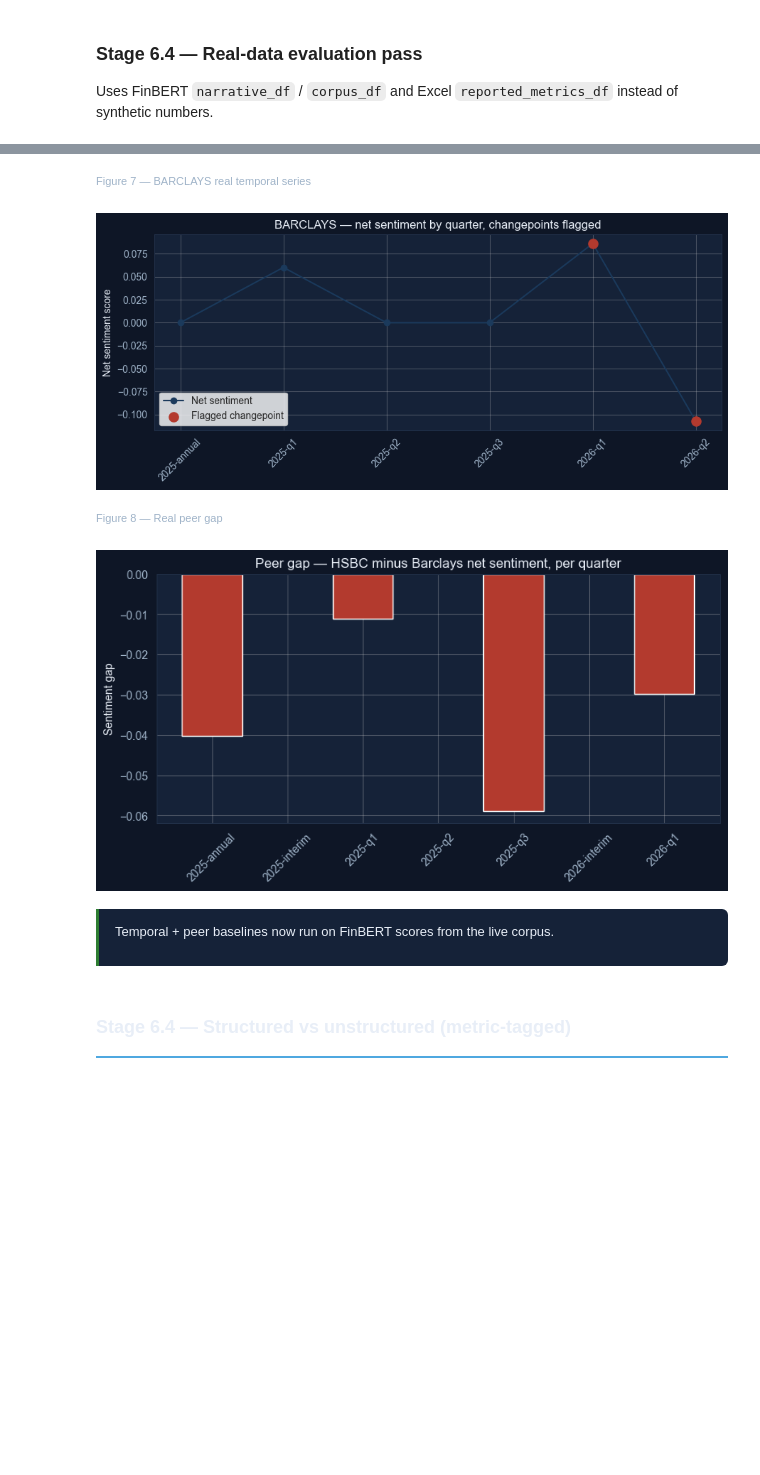
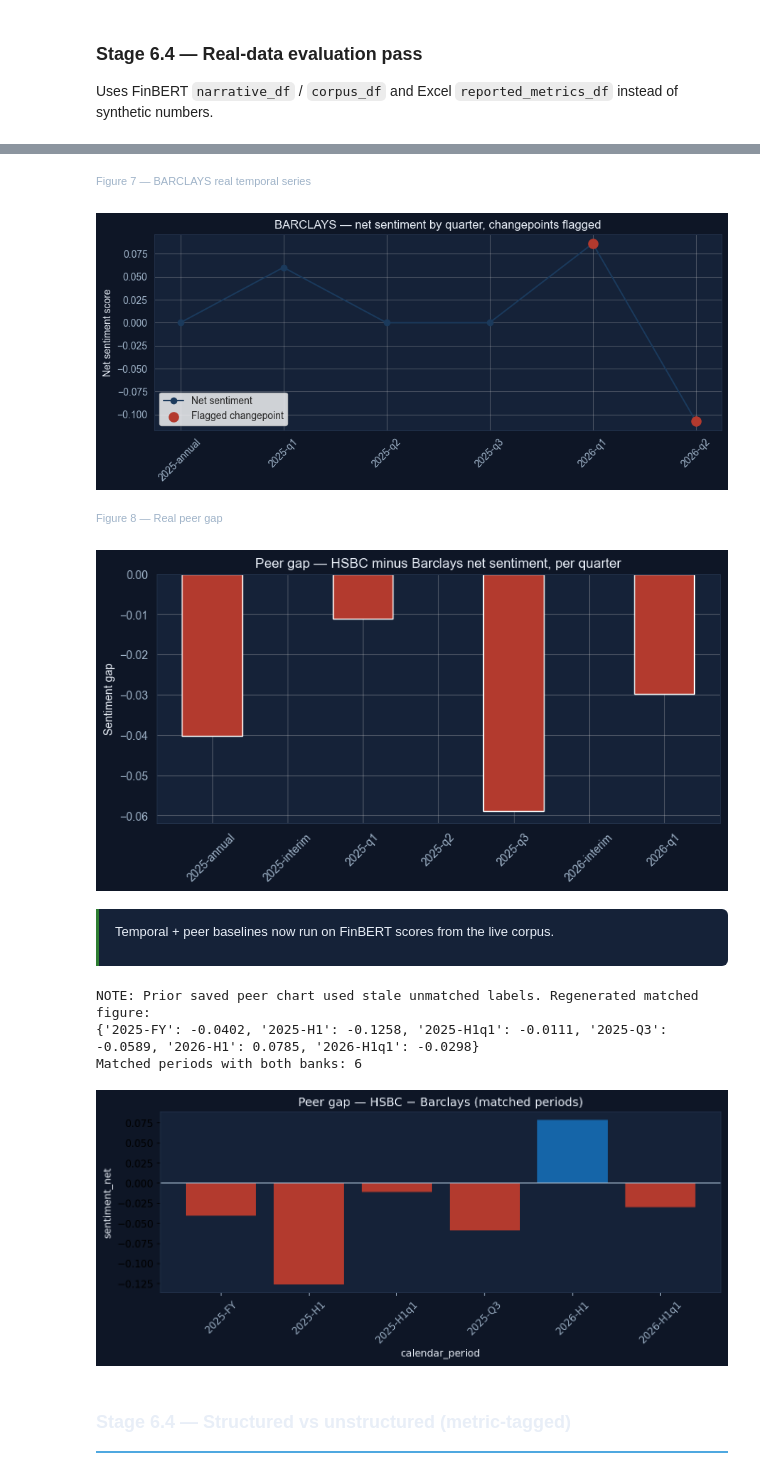
Before and after one commit to susanavenda/boe-earnings-insights, a Jupyter notebook: notebooks/boe_earnings_insights.ipynb, the cells around one changed output, grey strips where cells are left out. Cells and saved outputs as stored; diff of their text form; code cells hidden in the pictures; blank space fills up the shorter version.

```diff
--- a/notebooks/boe_earnings_insights.ipynb
+++ b/notebooks/boe_earnings_insights.ipynb
@@ -1661,34 +1740,40 @@ eval_narrative = (
 eval_narrative = add_calendar_period(eval_narrative)
 eval_narrative.to_csv(PROCESSED_ROOT / 'narrative_df.csv', index=False)
 
 for bank in ['hsbc', 'barclays']:
     series, cps = temporal_comparison(eval_narrative, bank)
     fig, ax = plt.subplots(figsize=(9, 4))
     plot_temporal(series, cps, bank.upper(), ax=ax)
     plt.tight_layout()
     _show_plt(fig, title=f'{bank.upper()} real temporal series')
 
 ax, gap = plot_peer_gap(eval_narrative, use_matched=True)
-_show_plt(ax.figure, title='Real peer gap (matched periods)')
+_show_plt(ax.figure, title='Real peer gap (matched periods)', save_as=PROCESSED_ROOT / 'peer_gap_matched.png')
+print('Stage 6.4 matched peer gaps:', {k: round(float(v), 4) for k, v in gap.items()})
+assert '2025-H1' in gap.index, gap.index.tolist()
 matched_n = (
     add_calendar_period(eval_narrative)
     .groupby('calendar_period')['bank'].nunique()
     .ge(2).sum()
 )
 kpi_row([
     ('Matched periods w/ both banks', str(int(matched_n)), 'after interim↔q2 map'),
     ('Raw quarters', str(eval_narrative["quarter"].nunique()), 'pre-match labels'),
 ])
 insight('Temporal + matched peer baselines run on FinBERT scores from the live corpus.', kind='key')
 # %% [output]
 Stage 6.4 — Real evaluation
 Figure 6 — HSBC real temporal series
 [figure]
 Figure 7 — BARCLAYS real temporal series
 [figure]
 Figure 8 — Real peer gap
 [figure]
 Temporal + peer baselines now run on FinBERT scores from the live corpus.
+NOTE: Prior saved peer chart used stale unmatched labels. Regenerated matched figure:
+{'2025-FY': -0.0402, '2025-H1': -0.1258, '2025-H1q1': -0.0111, '2025-Q3': -0.0589, '2026-H1': 0.0785, '2026-H1q1': -0.0298}
+Matched periods with both banks: 6
+[figure, added]
 # %%
 ## @title 6.4 real structured-vs-unstructured
 section_header('Stage 6.4 — Structured vs unstructured (metric-tagged)')
```
Also changed, not shown: parts of 10 cells of this notebook, 26 other files.
